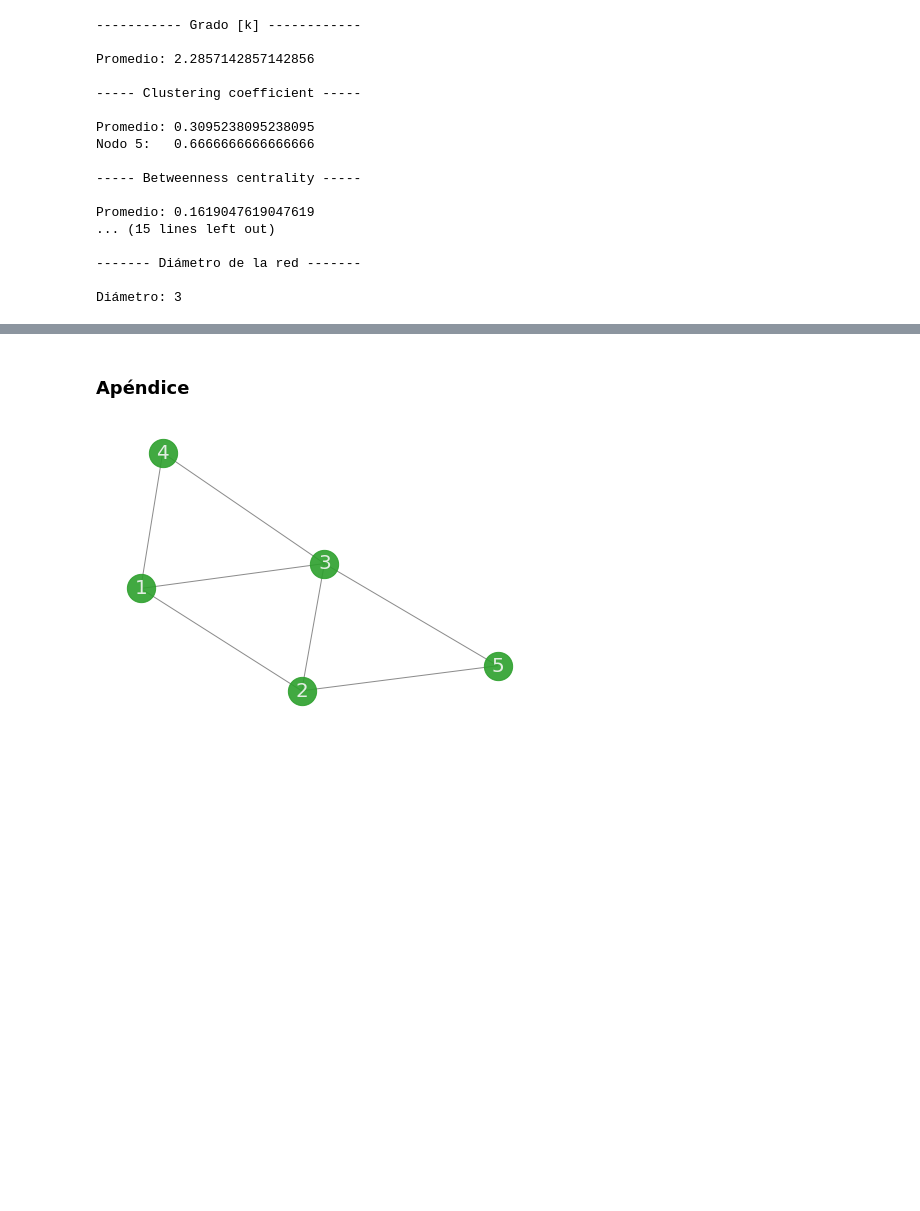
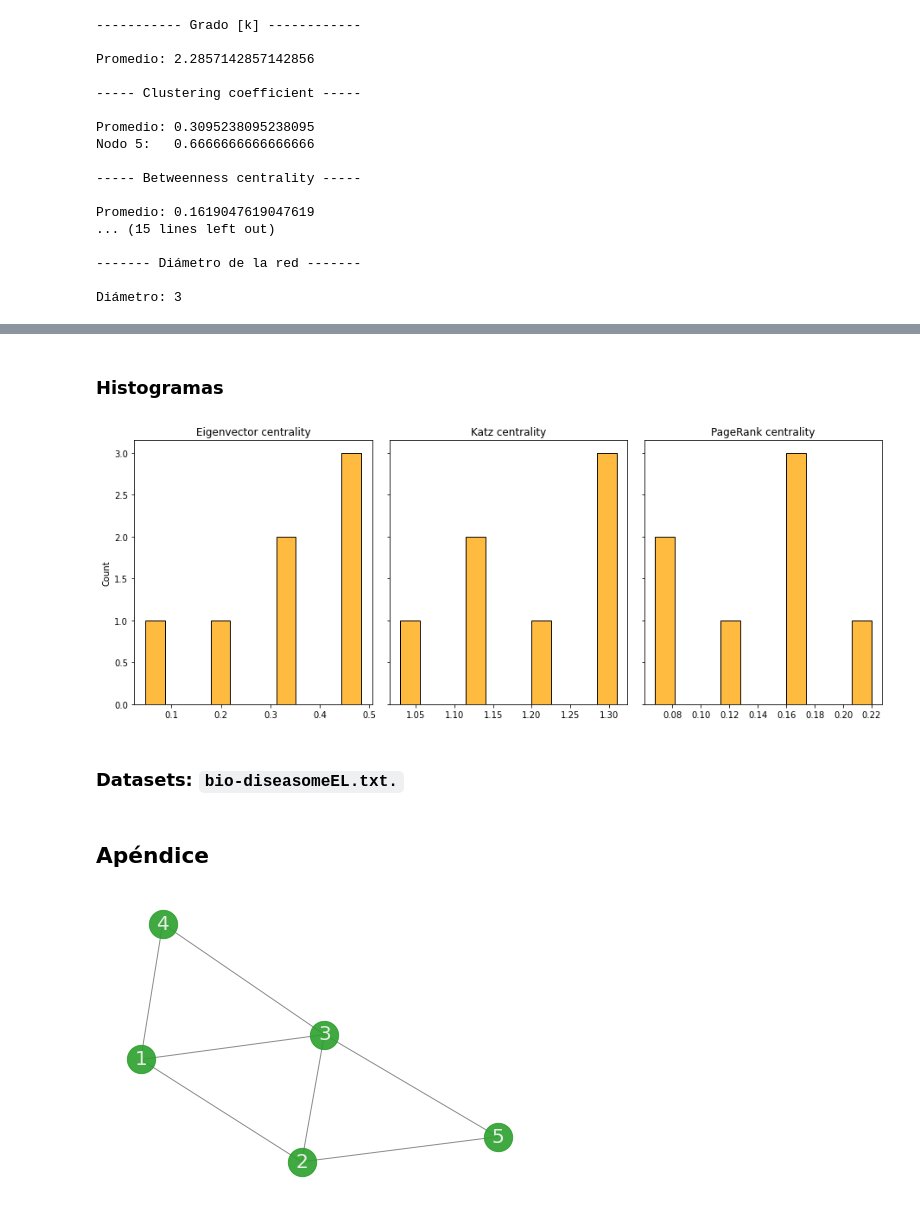
Before and after one commit to joshbrx/VoterModel_Network, a Jupyter notebook: Métricas, centralidades y manejo computacional de redes.ipynb, the cells around one changed output, grey strips where cells are left out. Cells and saved outputs as stored; diff of their text form; code cells hidden in the pictures; blank space fills up the shorter version.

```diff
--- a/Métricas, centralidades y manejo computacional de redes.ipynb
+++ b/Métricas, centralidades y manejo computacional de redes.ipynb
@@ -199,5 +201,52 @@ nx.pagerank_numpy(G, alpha=0.85, dangling=None)
+# %% [markdown]
+### Histogramas
+# %%
+def hist_centrality(G, alpha_k=0.1, beta_k=1.0, delta_pr=0.85):
+    N = len(G);
+    s1, s2, s3 = [], [], []
+    B1 = nx.eigenvector_centrality(G)
+    B2 = nx.katz_centrality_numpy(G, alpha=alpha_k, beta=beta_k, normalized=False)
+    B3 = nx.pagerank(G, alpha=delta_pr, nstart={1:0.000005, 2:0.000001,3:0.000003,4:0.000002,5:0.000001,6:0.000002,7:0.000001},
+                    dangling=None, max_iter=1000)
+    for key in B1:
+        s1.append(B1[key])
+    s1 = np.array(s1)
+
+    for key in B2:
+        s2.append(B2[key])
+    s2 = np.array(s2)
+
+    for key in B3:
+        s3.append(B3[key])
+    s3 = np.array(s3)
+
+    fig, axes = plt.subplots(1,3, figsize=(13, 5), sharey="row", squeeze=True)
+#   ---------------------------------------------------------
+    sns.histplot(data=s1, ax=axes[0], y=None, hue=None, stat='count', shrink=0.3,
+                     binwidth=None, binrange=None, discrete=None,
+                     cumulative=False, common_bins=True, common_norm=True, multiple='layer', element='bars', color="orange")
+    axes[0].title.set_text("Eigenvector centrality")
+#   ---------------------------------------------------------
+    sns.histplot(data=s2, ax=axes[1], y=None, hue=None, stat='count', shrink=0.3,
+                     binwidth=None, binrange=None, discrete=None,
+                     cumulative=False, common_bins=True, common_norm=True, multiple='layer', element='bars', color="orange")
+    axes[1].title.set_text("Katz centrality")
+#   ---------------------------------------------------------
+    sns.histplot(data=s3, ax=axes[2], y=None, hue=None, stat='count', shrink=0.3,
+                     binwidth=None, binrange=None, discrete=None,
+                     cumulative=False, common_bins=True, common_norm=True, multiple='layer', element='bars', color="orange")
+    axes[2].title.set_text("PageRank centrality")
+
+    fig.tight_layout()
+    plt.show()
+# %%
+hist_centrality(G, alpha_k=0.1, beta_k=1.0, delta_pr=0.85)
+# %% [output]
+[figure, added]
+# %% [markdown]
+### Datasets: `bio-diseasomeEL.txt.`
 # %% [markdown]
-###  Apéndice
+##  Apéndice
 # %%
 G = nx.Graph()
 
```
Also changed, not shown: parts of 9 cells of this notebook.
